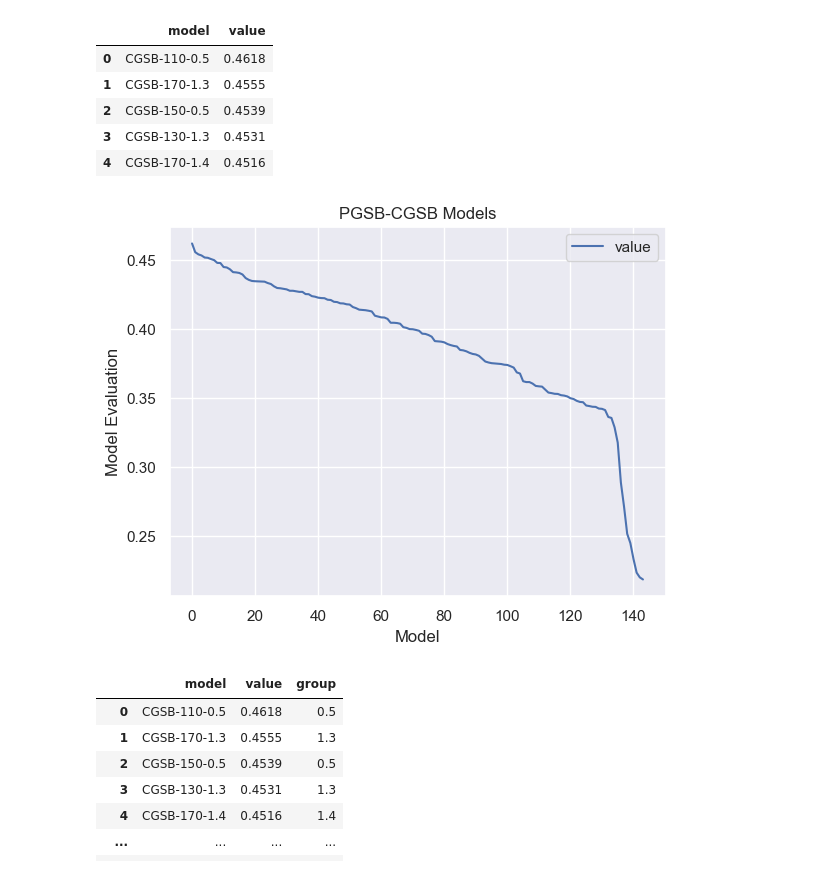
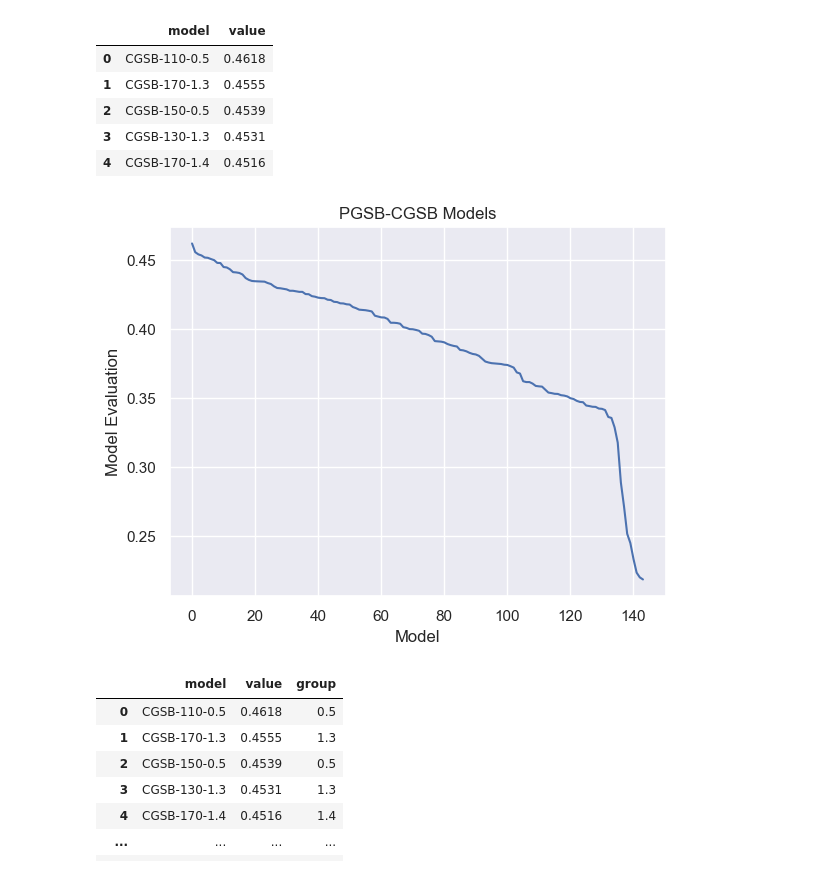
Before and after one commit to kalogeropo/thesis, a Jupyter notebook: complete-exploitation.ipynb, the cells around one changed output. Saved outputs shown, nothing was run; the diff lists cells and outputs as text; code cells hidden in the pictures.

```diff
--- a/complete-exploitation.ipynb
+++ b/complete-exploitation.ipynb
@@ -303,11 +313,12 @@ models_eval.head()
 # %%
 models_eval.plot()
 plt.xlabel("Model")
 plt.ylabel("Model Evaluation")
 plt.title("PGSB-CGSB Models")
+plt.legend().remove()
 plt.show()
 # %% [output]
-[figure, old version]
+[figure, new version]
 # %%
 # Define regular expression pattern
 pattern = r'-(\d+\.\d+)$'
```
Also changed, not shown: parts of 14 cells of this notebook, 21 other files.
